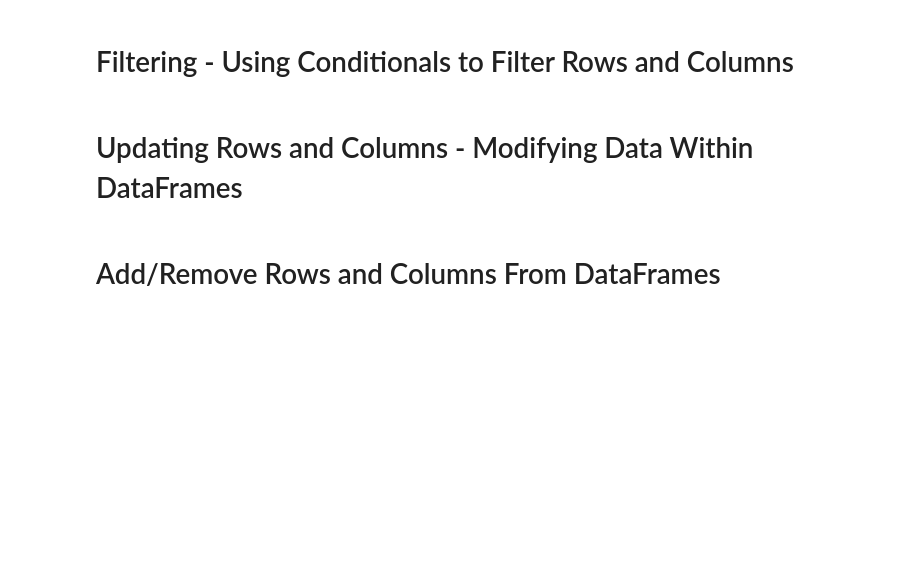
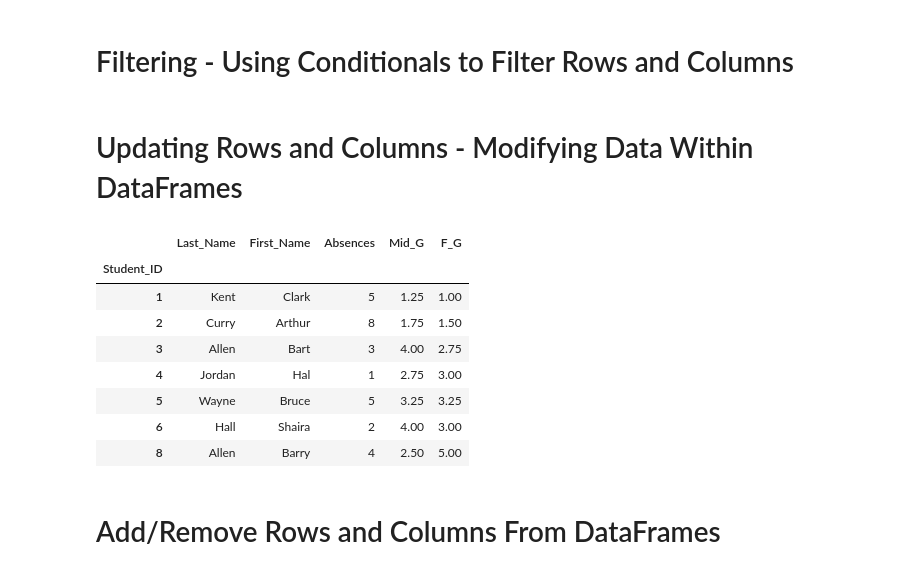
Before and after one commit to neilwaynecruz/neilwaynecruz, a Jupyter notebook: Pandas.ipynb, the cells around one changed output. Cells and saved outputs as stored; diff of their text form; code cells hidden in the pictures; blank space fills up the shorter version.

```diff
--- a/Pandas.ipynb
+++ b/Pandas.ipynb
@@ -239,35 +241,61 @@ import pandas as pd
 
 df = pd.DataFrame(
     data=
     {
         "Last Name"  : ["Kent","Curry","Allen","Jordan","Wayne","Hall","Allen"],
         "First Name" : ["Clark","Arthur","Bart","Hal","Bruce","Shaira","Barry"],
         "Absences"   : [5,8,3,1,5,2,4],
         "Midterm"    : [1.25,1.75,4.00,2.75,3.25,4.00,2.50],
         "Finals"     : [1.00,1.50,2.75,3.00,3.25,3.00,5.00],
     },
     columns=["Last Name","First Name","Absences","Midterm","Finals"],
     index=[1,2,3,4,5,6,8]
 )
 
 
 
 
 
 df.columns = df.columns.str.replace(" ","_")
 df.rename(columns={"Midterm":"Mid_G", "Finals" : "F_G"},inplace=True)
 # df.loc[3] = ["Neil","Cruz",0,1.00,1.00]
 # df.rename(index={3: 300, 8: 800}, inplace=True)  # Change only index 3 and 8
 # df.reset_index(inplace=True)
 # df.index.name = 'Student_ID'
 # df.columns.name = "Index"
 # df.loc[3,["Last_Name","First_Name","Mid_G"]] = ["Cruz","Neil",1.00]
 # df["Last_Name"] =  df["Last_Name"].str.lower()
 # df["First_Name"] = df["First_Name"].apply(lambda x : x.upper())
-df["Mid_G"] = df["Mid_G"].replace({1.25:1.00})
-df["Absences"] = df["Absences"].apply(lambda x: many_or_nor(x))
+# df["Mid_G"] = df["Mid_G"].replace({1.25:1.00})
+# df["Absences"] = df["Absences"].apply(lambda x: many_or_nor(x))
+
+# map = works on(Series only) and input type(dict, function)
+# apply() = works on(Series or DF) and input type(function)
+# replace() = works on (Series or DF) and input type(dict)
+
+# grade_remarks = {
+#     1.00: "PASSED",
+#     1.50: "PASSED",
+#     2.50: "PASSED",
+#     2.75: "PASSED",
+#     3.00: "PASSED",
+#     3.25: "PASSED",
+#     4.00: "FAILED",
+#     5.00: "FAILED"
+# }
+# df["Remarks"] = df["F_G"].map(grade_remarks)
 
 df
+# %% [output]
+|  | Last_Name | First_Name | Absences | Mid_G | F_G |
+| Student_ID |  |  |  |  |  |
+| 1 | Kent | Clark | 5 | 1.25 | 1.00 |
+| 2 | Curry | Arthur | 8 | 1.75 | 1.50 |
+| 3 | Allen | Bart | 3 | 4.00 | 2.75 |
+| 4 | Jordan | Hal | 1 | 2.75 | 3.00 |
+| 5 | Wayne | Bruce | 5 | 3.25 | 3.25 |
+| 6 | Hall | Shaira | 2 | 4.00 | 3.00 |
+| 8 | Allen | Barry | 4 | 2.50 | 5.00 |
 # %% [markdown]
 # Add/Remove Rows and Columns From DataFrames
 # %%
```
Also changed, not shown: parts of 2 cells of this notebook, 2 other files.
